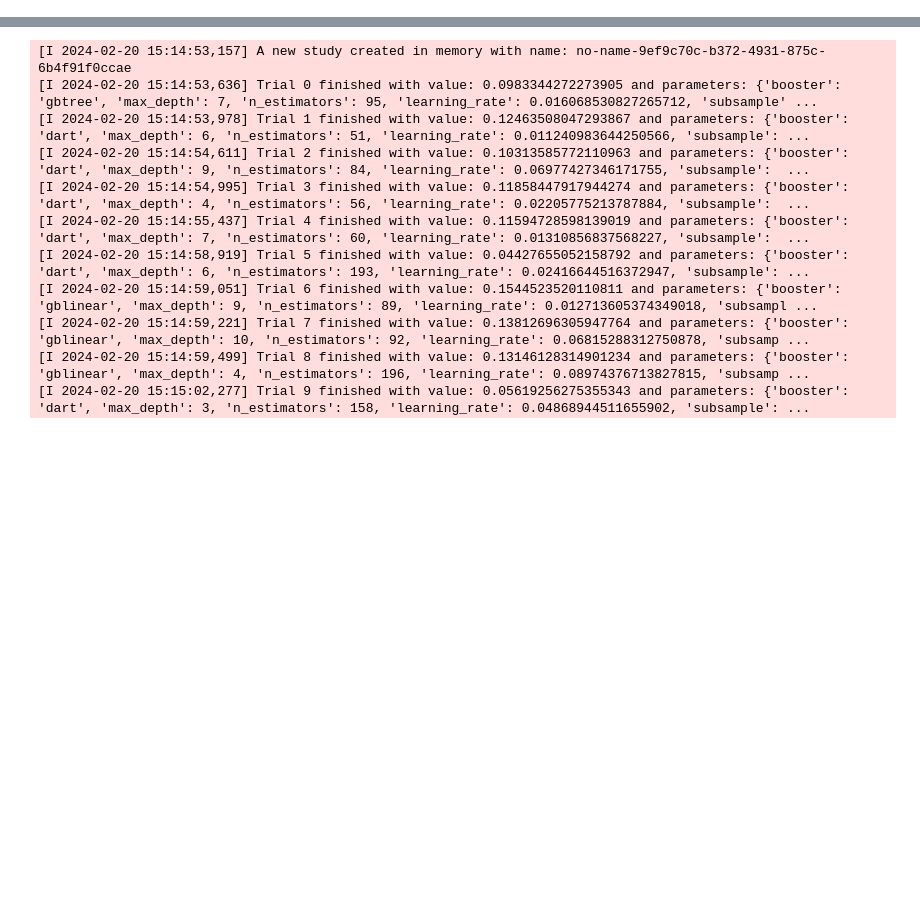
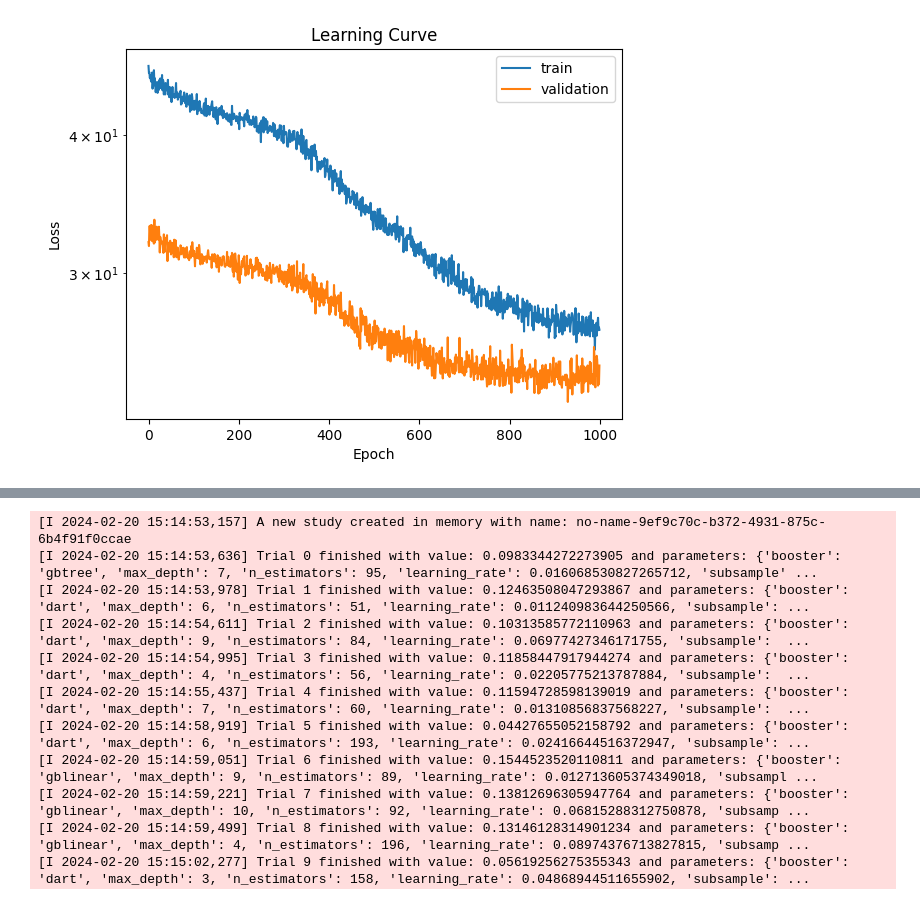
Before and after one commit to costasmexis/straindesignXAI, a Jupyter notebook: notebooks/Isoprenol_manual.ipynb, the cells around one changed output, grey strips where cells are left out. Cells and saved outputs as stored; diff of their text form; code cells hidden in the pictures; blank space fills up the shorter version.

Commit message:
VAE to isoprenol using SIGMOID for categorical data

```diff
--- a/notebooks/Isoprenol_manual.ipynb
+++ b/notebooks/Isoprenol_manual.ipynb
@@ -38,4 +40,14 @@ print(f"Shape of the data: {df.shape}")
 Shape of the data: (96, 9)
+# %%
+# Set df as X_train
+X_train = df.copy()
+
+# normalize the data
+from sklearn.preprocessing import MinMaxScaler
+
+scaler = MinMaxScaler()
+X_train = scaler.fit_transform(X_train)
+X_train = pd.DataFrame(X_train, columns=df.columns)
 # %%
 import tensorflow as tf
 tf.compat.v1.disable_eager_execution()
@@ -57,16 +69,16 @@ def sample(args):
     epsilon = K.random_normal(shape=(batch, dim))
     return z_mean + K.exp(0.5 * z_log_var) * epsilon
 
+
 original_dim = X_train.shape[1]
 input_shape = (original_dim,)
-intermediate_dim = 50
+intermediate_dim = 32
 latent_dim = 3
 
 # encoder model
 inputs = Input(shape=input_shape, name='encoder_input')
 x = Dense(intermediate_dim, activation='relu')(inputs)
 x = Dense(intermediate_dim, activation='relu')(x)
-x = BatchNormalization()(x)
 z_mean = Dense(latent_dim, name='z_mean')(x)
 z_log_var = Dense(latent_dim, name='z_log_var')(x)
 # use the reparameterization trick and get the output from the sample() function
@@ -77,7 +89,7 @@ encoder = Model(inputs, z, name='encoder')
 latent_inputs = Input(shape=(latent_dim,), name='z_sampling')
 x = Dense(intermediate_dim, activation='relu')(latent_inputs)
 x = Dense(intermediate_dim, activation='relu')(x)
-outputs = Dense(original_dim)(x)
+outputs = Dense(original_dim, activation='sigmoid')(x)
 # Instantiate the decoder model:
 decoder = Model(latent_inputs, outputs, name='decoder')
 
@@ -98,5 +110,5 @@ def vae_loss(x, x_decoded_mean):
 
 opt = Adam(learning_rate=0.0001)
 vae_model.compile(optimizer=opt, loss=vae_loss)
-results = vae_model.fit(X_train, X_train, shuffle=True, epochs=1000, batch_size=32)
+results = vae_model.fit(X_train, X_train, validation_split=0.2, shuffle=True, epochs=1000, batch_size=32, verbose=1)
 # %% [output]
@@ -132,0 +136,13 @@ Epoch 4511/5000
+# %%
+import matplotlib.pyplot as plt
+# Plot learning curve
+plt.plot(results.history['loss'], label='train')
+plt.plot(results.history['val_loss'], label='validation')
+plt.title('Learning Curve')
+plt.ylabel('Loss')
+plt.yscale('log')
+plt.xlabel('Epoch')
+plt.legend()
+plt.show()
+# %% [output]
+[figure, added]
```
Also changed, not shown: parts of 6 cells of this notebook, 17 other files.
